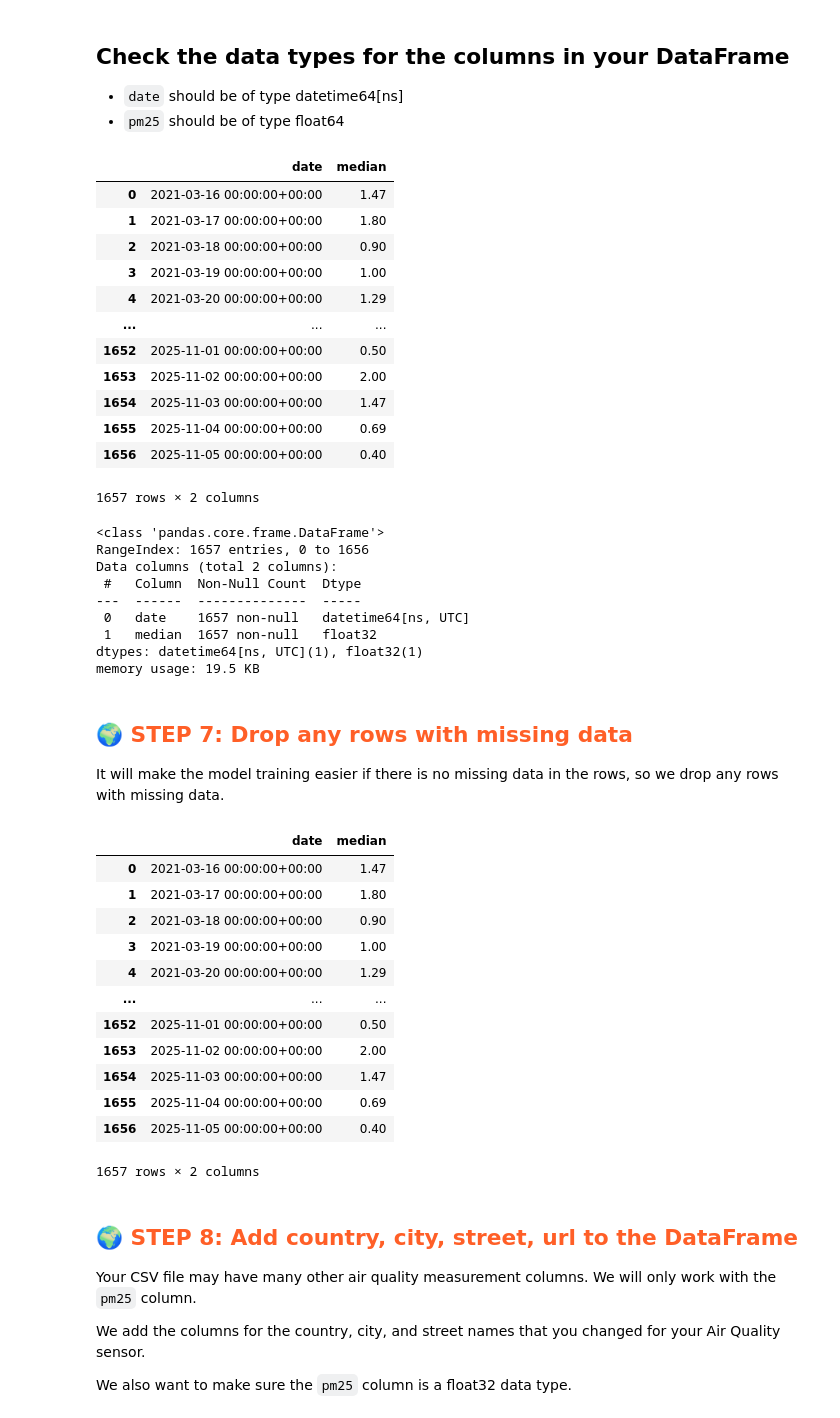
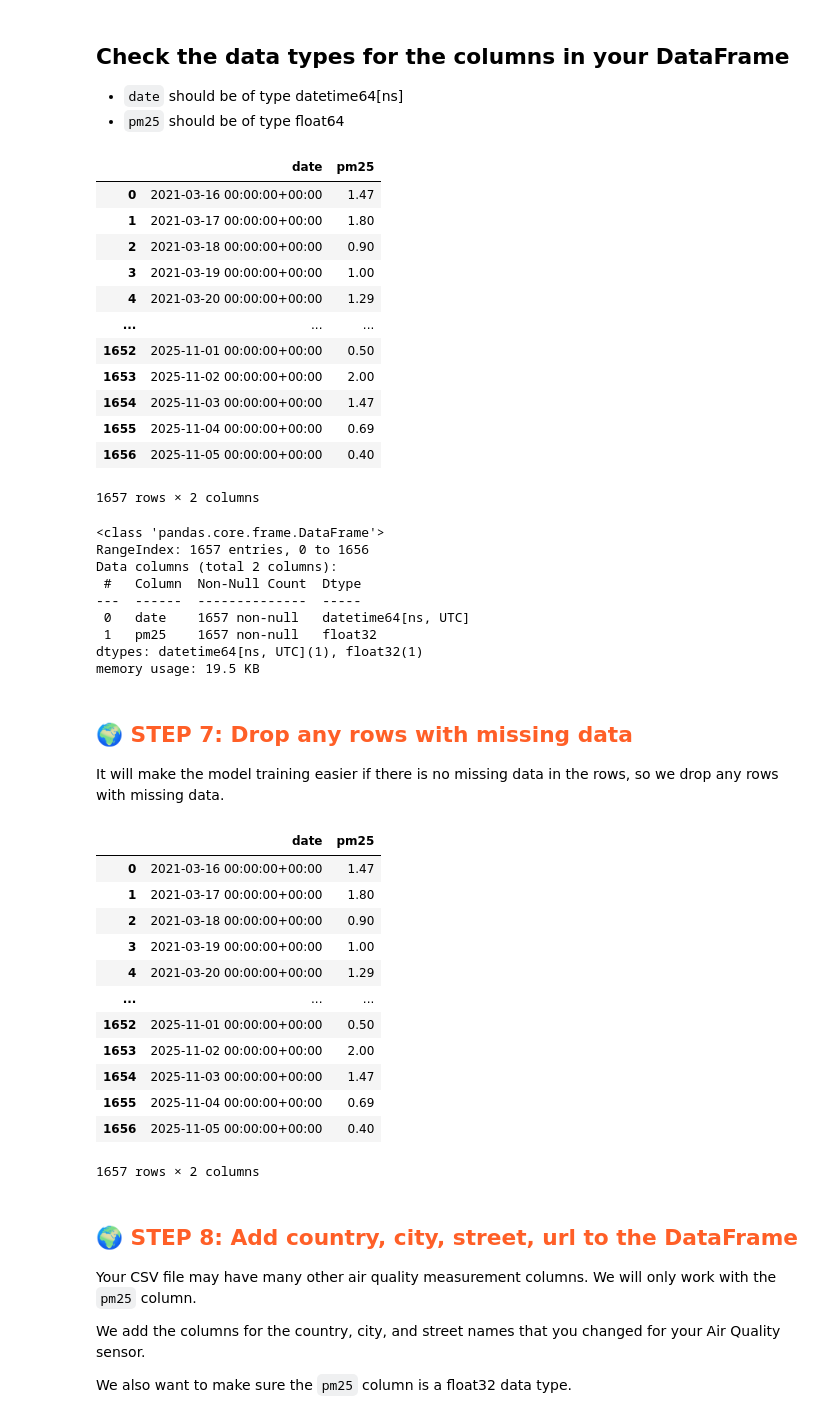
Before and after one commit to Jeppcode/mlfs-book, a Jupyter notebook: notebooks/airquality/1_air_quality_feature_backfill.ipynb, the cells around one changed output. Drawn from its saved outputs; the diff is of its cells as text; code cells hidden in the pictures.

```diff
--- a/notebooks/airquality/1_air_quality_feature_backfill.ipynb
+++ b/notebooks/airquality/1_air_quality_feature_backfill.ipynb
@@ -246,5 +246,7 @@ aq_today_df.head()
 The cell below will read up historical air quality data as a CSV file into a Pandas DataFrame
 # %%
 df = pd.read_csv(csv_file,  parse_dates=['date'], skipinitialspace=True)
+df.rename(columns={'median': 'pm25'}, inplace=True)
+
 df
 # %% [output]
@@ -274,12 +276,12 @@ We want to have a DataFrame with 2 columns - `date` and `pm25` after this cell b
  * `date` should be of type   datetime64[ns]
  * `pm25` should be of type float64
 # %%
-df_aq = df[['date', 'median']]
-df_aq['median'] = df_aq['median'].astype('float32')
+df_aq = df[['date', 'pm25']]
+df_aq['pm25'] = df_aq['pm25'].astype('float32')
 
 df_aq
 # %% [output]
-|  | date | median |
+|  | date | pm25 |
 | 0 | 2021-03-16 00:00:00+00:00 | 1.47 |
 | 1 | 2021-03-17 00:00:00+00:00 | 1.80 |
 | 2 | 2021-03-18 00:00:00+00:00 | 0.90 |
@@ -302,7 +304,7 @@ Data columns (total 2 columns):
  #   Column  Non-Null Count  Dtype
 ---  ------  --------------  -----
  0   date    1657 non-null   datetime64[ns, UTC]
- 1   median  1657 non-null   float32
+ 1   pm25    1657 non-null   float32
 dtypes: datetime64[ns, UTC](1), float32(1)
 memory usage: 19.5 KB
 # %% [markdown]
@@ -312,7 +314,7 @@ It will make the model training easier if there is no missing data in the rows,
 df_aq.dropna(inplace=True)
 df_aq
 # %% [output]
-|  | date | median |
+|  | date | pm25 |
 | 0 | 2021-03-16 00:00:00+00:00 | 1.47 |
 | 1 | 2021-03-17 00:00:00+00:00 | 1.80 |
 | 2 | 2021-03-18 00:00:00+00:00 | 0.90 |
```
Also changed, not shown: parts of 9 cells of this notebook.
